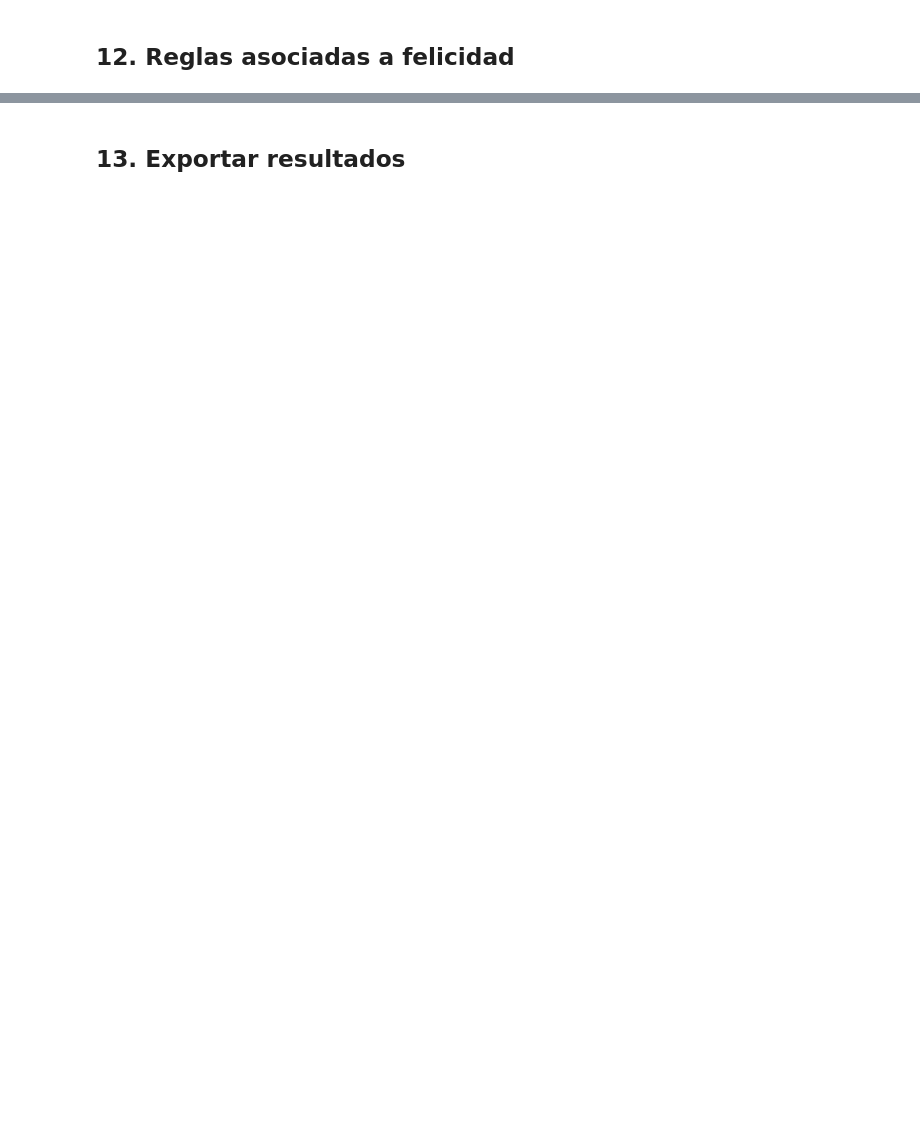
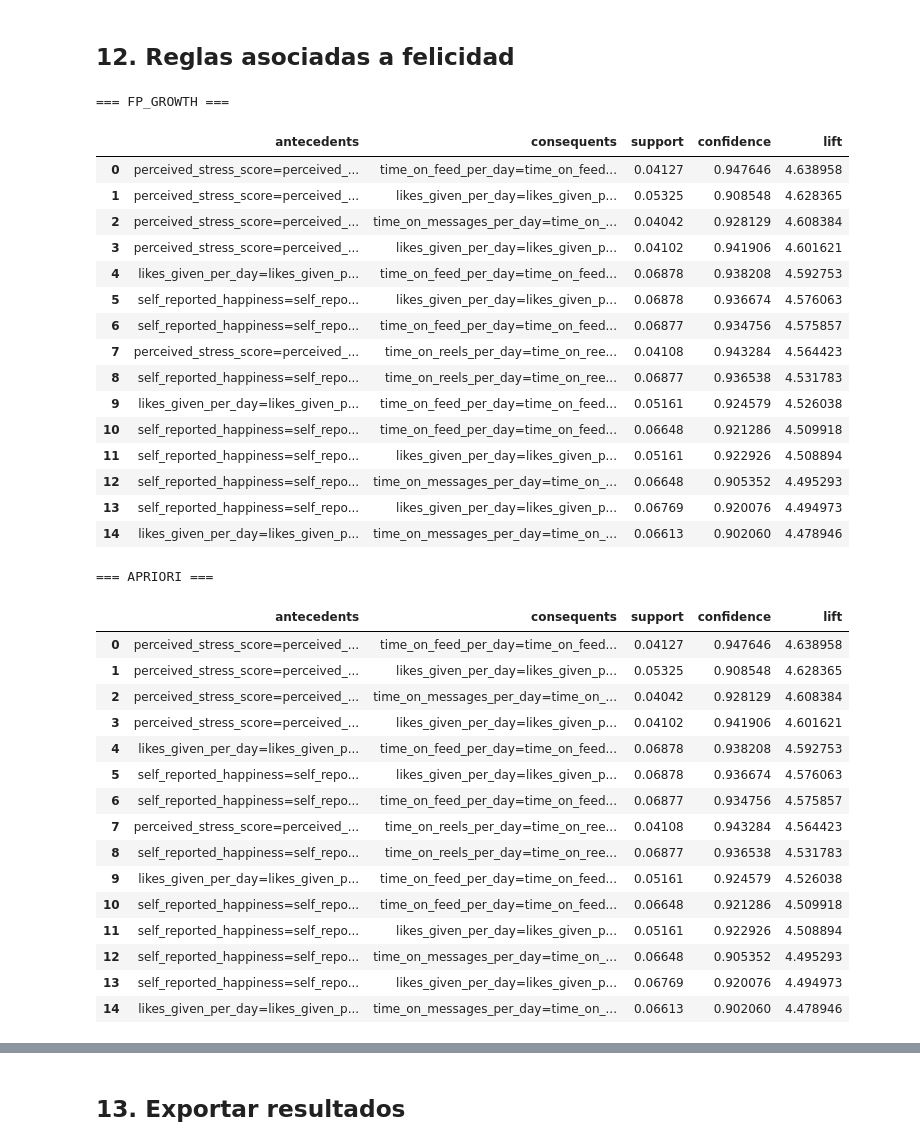
Before and after one commit to Shtolaa/ing_Datos_Experimento, a Jupyter notebook: notebooks/social_media_activity_colab.ipynb, the cells around one changed output, grey strips where cells are left out. Drawn from its saved outputs; the diff is of its cells as text; code cells hidden in the pictures; blank space fills up the shorter version.

```diff
--- a/notebooks/social_media_activity_colab.ipynb
+++ b/notebooks/social_media_activity_colab.ipynb
@@ -88,16 +106,27 @@ Primero se prueba con una muestra pequena. Para la corrida final cambia `USE_SAM
 # %%
 TARGET_COLUMN = "self_reported_happiness"
 USE_SAMPLE = True
-SAMPLE_SIZE = 50_000
+SAMPLE_SIZE = 50_000 if IN_COLAB else 100_000
 RANDOM_STATE = 42
-MAX_BINS = 5
-MIN_SUPPORT = 0.02
+MAX_BINS = 4 if IN_COLAB else 5
+MIN_SUPPORT = 0.03 if IN_COLAB else 0.02
 MIN_CONFIDENCE = 0.40
 MIN_LIFT = 1.00
-ECLAT_MAX_COMBINATION = 3
+MAX_ITEMSET_LENGTH = 3
+ECLAT_MAX_COMBINATION = 2
+ECLAT_USE_SEPARATE_SAMPLE = True
+ECLAT_SAMPLE_SIZE = 10_000 if IN_COLAB else 20_000
+ALGORITHMS_TO_RUN = ["fp_growth", "apriori", "eclat"]
+USE_SPARSE_BINARY_MATRIX = True
+FILTER_ITEMS_BY_SUPPORT = True
 GROUP_RARE_CATEGORIES = True
 MIN_CATEGORY_FREQUENCY = 0.005
 
 DATASET_SLUG = "sadiajavedd/social-media-user-activity-dataset"
-DATA_DIR = Path("/content/data")
+GOOGLE_DRIVE_FILE_ID = "1QYfTGOepKVSNxmSRV2xw6rcGe9L7Ujpr"
+DATA_DIR = Path("/content/data") if IN_COLAB else PROJECT_ROOT / "data"
+OUTPUT_DIR = Path("/content/outputs") if IN_COLAB else PROJECT_ROOT / "outputs"
+LOCAL_CSV_PATH = PROJECT_ROOT / "instagram_usage_lifestyle.csv"
+LOCAL_ZIP_PATH = PROJECT_ROOT / "archive.zip"
 DATA_DIR.mkdir(parents=True, exist_ok=True)
+OUTPUT_DIR.mkdir(parents=True, exist_ok=True)
@@ -197,0 +383,10 @@ validate_binary_matrix(binary_matrix)
+# %%
+df_discretized = discretize_numeric_columns(df_work, max_bins=MAX_BINS)
+binary_matrix = create_binary_matrix(df_discretized, sparse=USE_SPARSE_BINARY_MATRIX)
+
+if FILTER_ITEMS_BY_SUPPORT:
+    original_columns = binary_matrix.shape[1]
+    binary_matrix = prune_binary_matrix_by_support(binary_matrix, min_support=MIN_SUPPORT)
+    print(f"Items antes/despues de filtrar por soporte: {original_columns} -> {binary_matrix.shape[1]}")
+
+validate_binary_matrix(binary_matrix)
@@ -217,7 +497,46 @@ print(f"Mejor algoritmo segun calidad de reglas: {best_algorithm}")
 # %% [markdown]
 ## 12. Reglas asociadas a felicidad
-# %%
-for algorithm, result in results.items():
-    print(f"\n=== {algorithm.upper()} ===")
-    readable_rules = rules_to_readable(result["happiness_rules"])
-    display(readable_rules[["antecedents", "consequents", "support", "confidence", "lift"]].head(15))
+# %%
+columns_to_show = ["antecedents", "consequents", "support", "confidence", "lift"]
+
+for algorithm, readable_rules in happiness_rules_for_display.items():
+    print(f"\n=== {algorithm.upper()} ===")
+    if readable_rules.empty:
+        print("Sin reglas relacionadas con felicidad para mostrar.")
+    else:
+        display(readable_rules[columns_to_show])
+# %% [output]
+=== FP_GROWTH ===
+|  | antecedents | consequents | support | confidence | lift |
+| 0 | perceived_stress_score=perceived_... | time_on_feed_per_day=time_on_feed... | 0.04127 | 0.947646 | 4.638958 |
+| 1 | perceived_stress_score=perceived_... | likes_given_per_day=likes_given_p... | 0.05325 | 0.908548 | 4.628365 |
+| 2 | perceived_stress_score=perceived_... | time_on_messages_per_day=time_on_... | 0.04042 | 0.928129 | 4.608384 |
+| 3 | perceived_stress_score=perceived_... | likes_given_per_day=likes_given_p... | 0.04102 | 0.941906 | 4.601621 |
+| 4 | likes_given_per_day=likes_given_p... | time_on_feed_per_day=time_on_feed... | 0.06878 | 0.938208 | 4.592753 |
+| 5 | self_reported_happiness=self_repo... | likes_given_per_day=likes_given_p... | 0.06878 | 0.936674 | 4.576063 |
+| 6 | self_reported_happiness=self_repo... | time_on_feed_per_day=time_on_feed... | 0.06877 | 0.934756 | 4.575857 |
+| 7 | perceived_stress_score=perceived_... | time_on_reels_per_day=time_on_ree... | 0.04108 | 0.943284 | 4.564423 |
+| 8 | self_reported_happiness=self_repo... | time_on_reels_per_day=time_on_ree... | 0.06877 | 0.936538 | 4.531783 |
+| 9 | likes_given_per_day=likes_given_p... | time_on_feed_per_day=time_on_feed... | 0.05161 | 0.924579 | 4.526038 |
+| 10 | self_reported_happiness=self_repo... | time_on_feed_per_day=time_on_feed... | 0.06648 | 0.921286 | 4.509918 |
+| 11 | self_reported_happiness=self_repo... | likes_given_per_day=likes_given_p... | 0.05161 | 0.922926 | 4.508894 |
+| 12 | self_reported_happiness=self_repo... | time_on_messages_per_day=time_on_... | 0.06648 | 0.905352 | 4.495293 |
+| 13 | self_reported_happiness=self_repo... | likes_given_per_day=likes_given_p... | 0.06769 | 0.920076 | 4.494973 |
+| 14 | likes_given_per_day=likes_given_p... | time_on_messages_per_day=time_on_... | 0.06613 | 0.902060 | 4.478946 |
+=== APRIORI ===
+|  | antecedents | consequents | support | confidence | lift |
+| 0 | perceived_stress_score=perceived_... | time_on_feed_per_day=time_on_feed... | 0.04127 | 0.947646 | 4.638958 |
+| 1 | perceived_stress_score=perceived_... | likes_given_per_day=likes_given_p... | 0.05325 | 0.908548 | 4.628365 |
+| 2 | perceived_stress_score=perceived_... | time_on_messages_per_day=time_on_... | 0.04042 | 0.928129 | 4.608384 |
+| 3 | perceived_stress_score=perceived_... | likes_given_per_day=likes_given_p... | 0.04102 | 0.941906 | 4.601621 |
+| 4 | likes_given_per_day=likes_given_p... | time_on_feed_per_day=time_on_feed... | 0.06878 | 0.938208 | 4.592753 |
+| 5 | self_reported_happiness=self_repo... | likes_given_per_day=likes_given_p... | 0.06878 | 0.936674 | 4.576063 |
+| 6 | self_reported_happiness=self_repo... | time_on_feed_per_day=time_on_feed... | 0.06877 | 0.934756 | 4.575857 |
+| 7 | perceived_stress_score=perceived_... | time_on_reels_per_day=time_on_ree... | 0.04108 | 0.943284 | 4.564423 |
+| 8 | self_reported_happiness=self_repo... | time_on_reels_per_day=time_on_ree... | 0.06877 | 0.936538 | 4.531783 |
+| 9 | likes_given_per_day=likes_given_p... | time_on_feed_per_day=time_on_feed... | 0.05161 | 0.924579 | 4.526038 |
+| 10 | self_reported_happiness=self_repo... | time_on_feed_per_day=time_on_feed... | 0.06648 | 0.921286 | 4.509918 |
+| 11 | self_reported_happiness=self_repo... | likes_given_per_day=likes_given_p... | 0.05161 | 0.922926 | 4.508894 |
+| 12 | self_reported_happiness=self_repo... | time_on_messages_per_day=time_on_... | 0.06648 | 0.905352 | 4.495293 |
+| 13 | self_reported_happiness=self_repo... | likes_given_per_day=likes_given_p... | 0.06769 | 0.920076 | 4.494973 |
+| 14 | likes_given_per_day=likes_given_p... | time_on_messages_per_day=time_on_... | 0.06613 | 0.902060 | 4.478946 |
```
Also changed, not shown: parts of 33 cells of this notebook, 4 other files.
